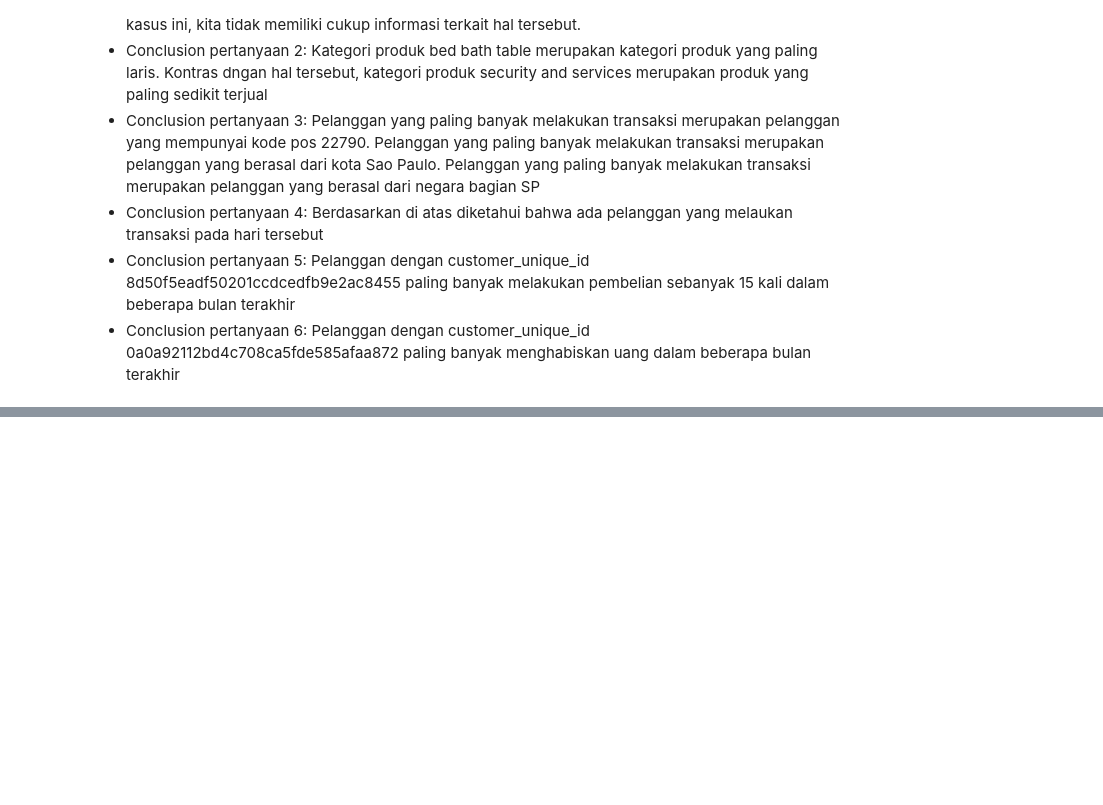
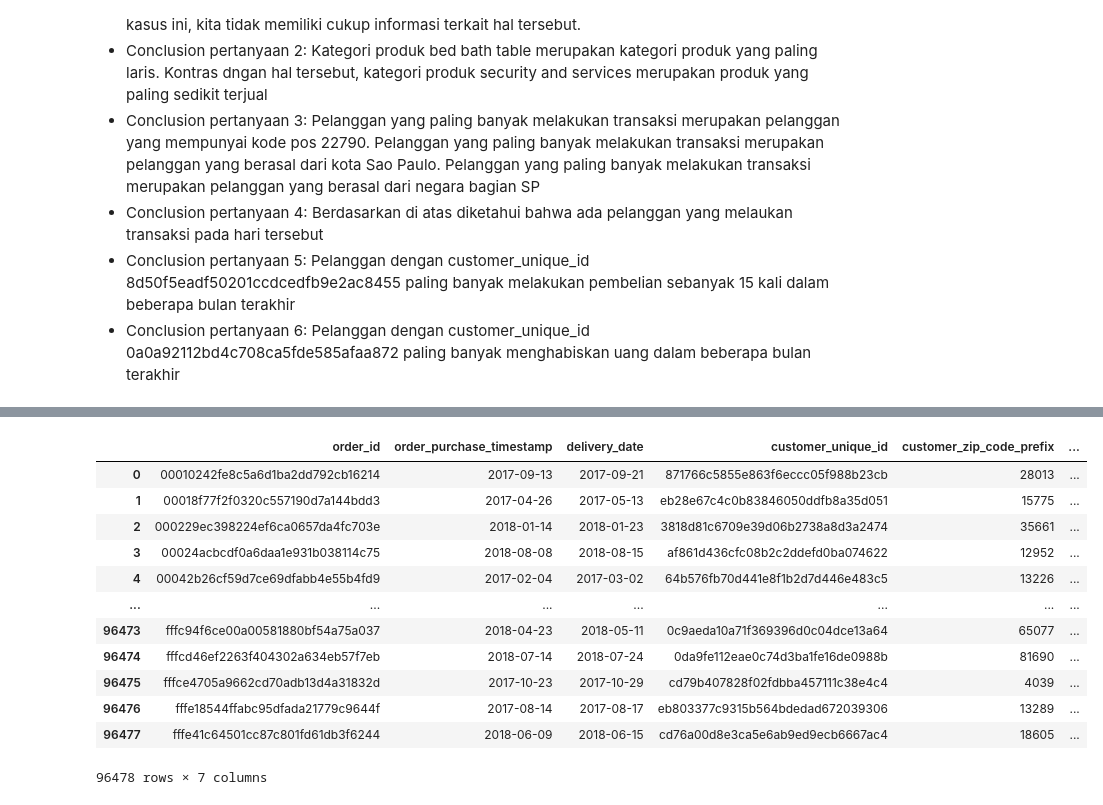
Before and after one commit to maragopan/proyek-belajar-analisis-data-dengan-python, a Jupyter notebook: notebook.ipynb, the cells around one changed output, grey strips where cells are left out. Saved outputs shown, nothing was run; the diff lists cells and outputs as text; code cells hidden in the pictures; blank space fills up the shorter version.

```diff
--- a/notebook.ipynb
+++ b/notebook.ipynb
@@ -181,0 +161,3 @@ order_payments_dataset
+# %%
+order_payments_dataset = pd.read_csv("https://raw.githubusercontent.com/maragopan/proyek-belajar-analisis-data-dengan-python/master/data/order_payments_dataset.csv")
+order_payments_dataset
@@ -207,0 +187,3 @@ order_reviews_dataset
+# %%
+order_reviews_dataset = pd.read_csv("https://raw.githubusercontent.com/maragopan/proyek-belajar-analisis-data-dengan-python/master/data/order_reviews_dataset.csv")
+order_reviews_dataset
@@ -234,0 +214,3 @@ orders_dataset
+# %%
+orders_dataset = pd.read_csv("https://raw.githubusercontent.com/maragopan/proyek-belajar-analisis-data-dengan-python/master/data/orders_dataset.csv")
+orders_dataset
@@ -3608,0 +3609,3 @@ plt.show()
+# %%
+dashboard_dataset = all_dataset.copy()
+dashboard_dataset
@@ -3608,0 +3642,20 @@ plt.show()
+# %%
+dropcolumns = ["delivery_time", "review_creation_date", "review_score", "many_payments", "boleto",
+               "credit_card", "debit_card", "not_defined", "voucher", "many_items",
+               "price", "freight_value", "payment_value", "customer_id"]
+dashboard_dataset = dashboard_dataset.drop(dropcolumns, axis=1)
+dashboard_dataset
+# %% [output]
+|  | order_id | order_purchase_timestamp | delivery_date | customer_unique_id | customer_zip_code_prefix | ... |
+| 0 | 00010242fe8c5a6d1ba2dd792cb16214 | 2017-09-13 | 2017-09-21 | 871766c5855e863f6eccc05f988b23cb | 28013 | ... |
+| 1 | 00018f77f2f0320c557190d7a144bdd3 | 2017-04-26 | 2017-05-13 | eb28e67c4c0b83846050ddfb8a35d051 | 15775 | ... |
+| 2 | 000229ec398224ef6ca0657da4fc703e | 2018-01-14 | 2018-01-23 | 3818d81c6709e39d06b2738a8d3a2474 | 35661 | ... |
+| 3 | 00024acbcdf0a6daa1e931b038114c75 | 2018-08-08 | 2018-08-15 | af861d436cfc08b2c2ddefd0ba074622 | 12952 | ... |
+| 4 | 00042b26cf59d7ce69dfabb4e55b4fd9 | 2017-02-04 | 2017-03-02 | 64b576fb70d441e8f1b2d7d446e483c5 | 13226 | ... |
+| ... | ... | ... | ... | ... | ... | ... |
+| 96473 | fffc94f6ce00a00581880bf54a75a037 | 2018-04-23 | 2018-05-11 | 0c9aeda10a71f369396d0c04dce13a64 | 65077 | ... |
+| 96474 | fffcd46ef2263f404302a634eb57f7eb | 2018-07-14 | 2018-07-24 | 0da9fe112eae0c74d3ba1fe16de0988b | 81690 | ... |
+| 96475 | fffce4705a9662cd70adb13d4a31832d | 2017-10-23 | 2017-10-29 | cd79b407828f02fdbba457111c38e4c4 | 4039 | ... |
+| 96476 | fffe18544ffabc95dfada21779c9644f | 2017-08-14 | 2017-08-17 | eb803377c9315b564bdedad672039306 | 13289 | ... |
+| 96477 | fffe41c64501cc87c801fd61db3f6244 | 2018-06-09 | 2018-06-15 | cd76a00d8e3ca5e6ab9ed9ecb6667ac4 | 18605 | ... |
+96478 rows × 7 columns
```
Also changed, not shown: parts of 37 cells of this notebook, 1 other file.
